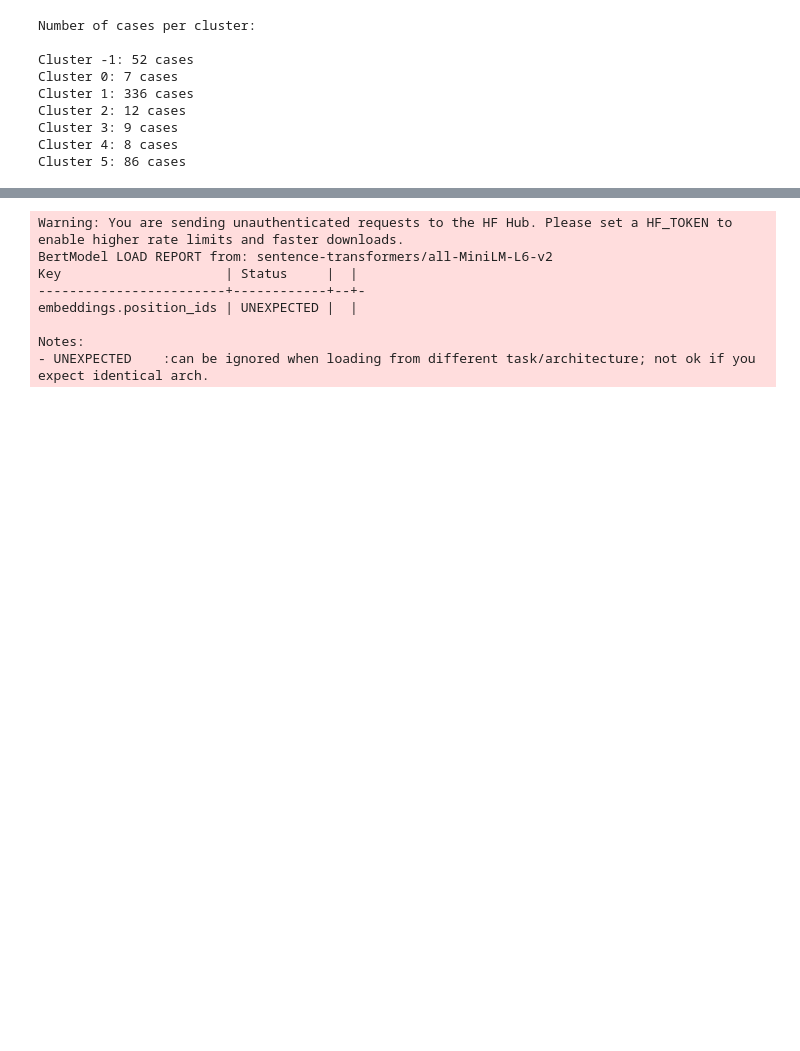
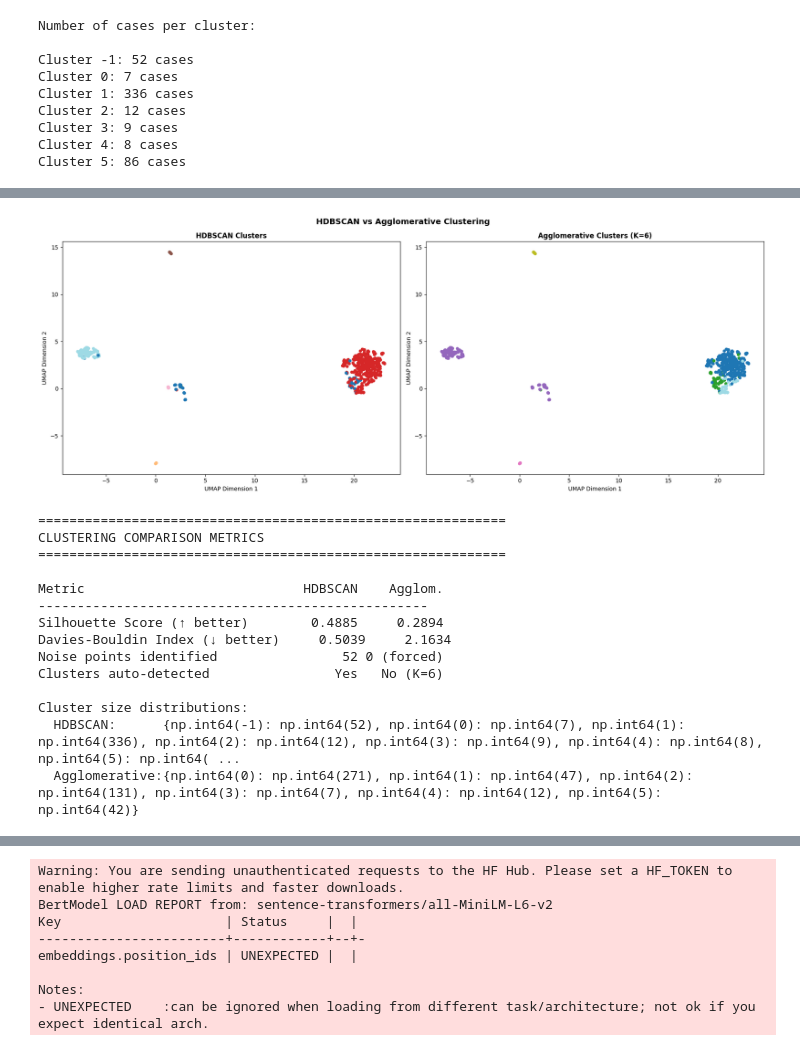
Before and after one commit to romane-lg/Ontario-Court-Cases, a Jupyter notebook: notebook.ipynb, the cells around one changed output, grey strips where cells are left out. Saved outputs shown, nothing was run; the diff lists cells and outputs as text; code cells hidden in the pictures; blank space fills up the shorter version.

```diff
--- a/notebook.ipynb
+++ b/notebook.ipynb
@@ -218,0 +317,70 @@ Regarding Cluster -1, these are the noise points identified by HDBSCAN. They rep
+# %%
+from sklearn.cluster import AgglomerativeClustering
+
+# Run Agglomerative Clustering with K=6, same number of clusters HDBSCAN found
+agg = AgglomerativeClustering(n_clusters=6, metric='euclidean', linkage='ward')
+agg_labels = agg.fit_predict(embeddings)
+
+# Store in df for comparison
+df['Agg_Cluster'] = agg_labels
+
+# VISUAL COMPARISON
+fig, axes = plt.subplots(1, 2, figsize=(18, 7))
+
+# HDBSCAN plot (existing result)
+axes[0].scatter(umap_embeddings[:,0], umap_embeddings[:,1],
+                c=cluster_labels, cmap='tab20', s=20)
+axes[0].set_title("HDBSCAN Clusters", fontweight='bold')
+axes[0].set_xlabel("UMAP Dimension 1")
+axes[0].set_ylabel("UMAP Dimension 2")
+
+# Agglomerative plot (new result)
+axes[1].scatter(umap_embeddings[:,0], umap_embeddings[:,1],
+                c=agg_labels, cmap='tab20', s=20)
+axes[1].set_title("Agglomerative Clusters (K=6)", fontweight='bold')
+axes[1].set_xlabel("UMAP Dimension 1")
+axes[1].set_ylabel("UMAP Dimension 2")
+
+plt.suptitle("HDBSCAN vs Agglomerative Clustering", fontsize=14, fontweight='bold')
+plt.tight_layout()
+plt.show()
+
+# QUANTITATIVE COMPARISON
+# Filter out noise points (-1) from HDBSCAN for fair comparison
+valid_mask = cluster_labels != -1
+hdbscan_silhouette = silhouette_score(embeddings[valid_mask], cluster_labels[valid_mask])
+agg_silhouette = silhouette_score(embeddings, agg_labels)
+
+hdbscan_db = davies_bouldin_score(embeddings[valid_mask], cluster_labels[valid_mask])
+agg_db = davies_bouldin_score(embeddings, agg_labels)
+
+print("=" * 60)
+print("CLUSTERING COMPARISON METRICS")
+print("=" * 60)
+print(f"\n{'Metric':<30} {'HDBSCAN':>10} {'Agglom.':>10}")
+print("-" * 50)
+print(f"{'Silhouette Score (↑ better)':<30} {hdbscan_silhouette:>10.4f} {agg_silhouette:>10.4f}")
+print(f"{'Davies-Bouldin Index (↓ better)':<30} {hdbscan_db:>10.4f} {agg_db:>10.4f}")
+print(f"{'Noise points identified':<30} {(cluster_labels == -1).sum():>10} {'0 (forced)':>10}")
+print(f"{'Clusters auto-detected':<30} {'Yes':>10} {'No (K=6)':>10}")
+
+# Cluster size distributions
+print("\nCluster size distributions:")
+print(f"  HDBSCAN:      {dict(zip(*np.unique(cluster_labels, return_counts=True)))}")
+print(f"  Agglomerative:{dict(zip(*np.unique(agg_labels, return_counts=True)))}")
+# %% [output]
+[figure, added]
+============================================================
+CLUSTERING COMPARISON METRICS
+============================================================
+
+Metric                            HDBSCAN    Agglom.
+--------------------------------------------------
+Silhouette Score (↑ better)        0.4885     0.2894
+Davies-Bouldin Index (↓ better)     0.5039     2.1634
+Noise points identified                52 0 (forced)
+Clusters auto-detected                Yes   No (K=6)
+
+Cluster size distributions:
+  HDBSCAN:      {np.int64(-1): np.int64(52), np.int64(0): np.int64(7), np.int64(1): np.int64(336), np.int64(2): np.int64(12), np.int64(3): np.int64(9), np.int64(4): np.int64(8), np.int64(5): np.int64( ...
+  Agglomerative:{np.int64(0): np.int64(271), np.int64(1): np.int64(47), np.int64(2): np.int64(131), np.int64(3): np.int64(7), np.int64(4): np.int64(12), np.int64(5): np.int64(42)}
```
Also changed, not shown: parts of 20 cells of this notebook.
